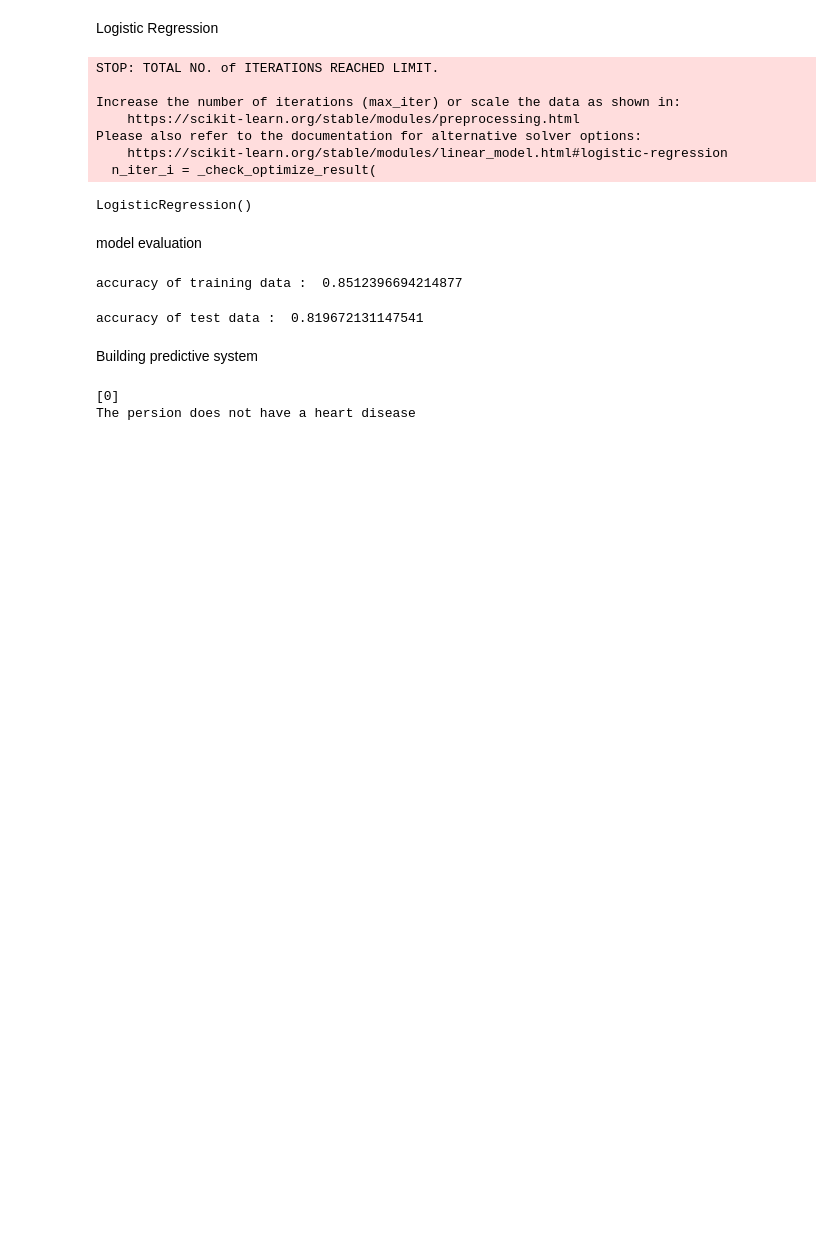
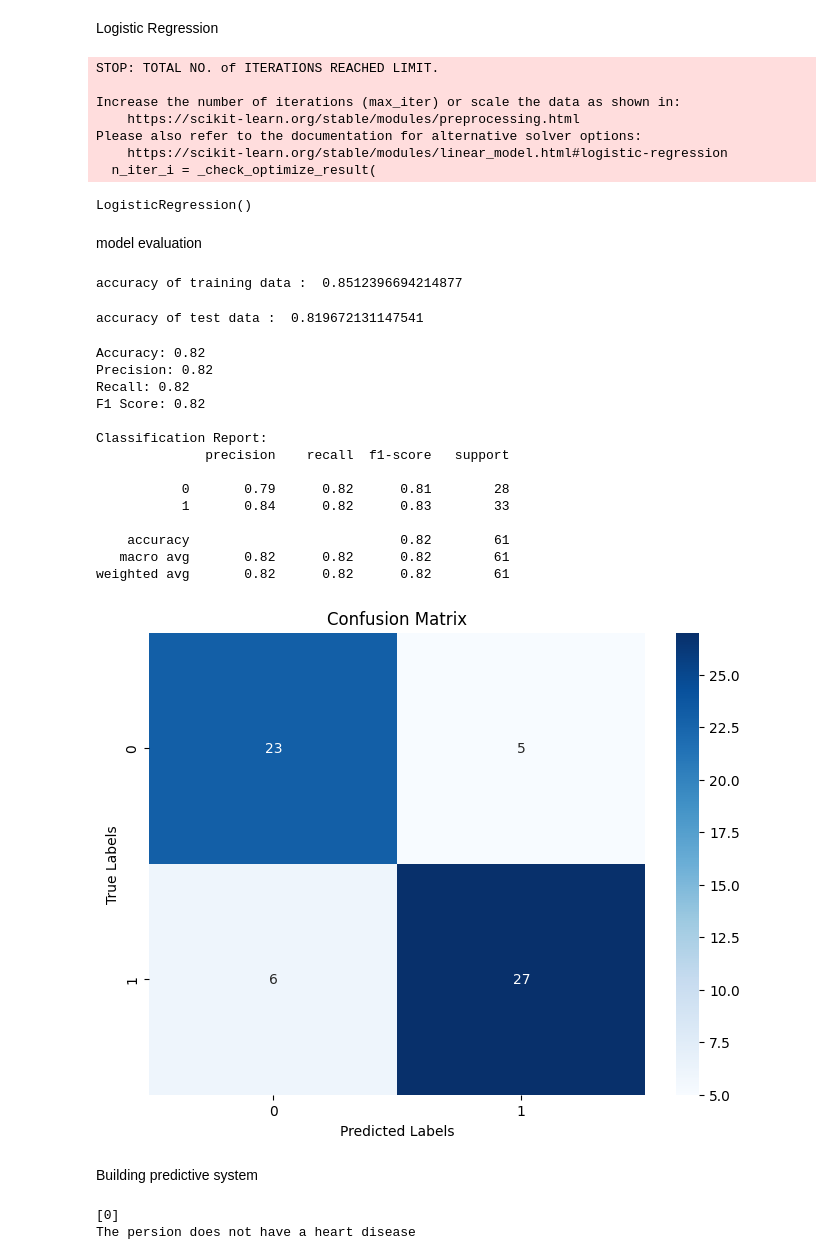
Before and after one commit to NiharSanoria1/Multiple_Disease_Prediction, a Jupyter notebook: notebook/heart_disease.ipynb, the cells around one changed output. Drawn from its saved outputs; the diff is of its cells as text; code cells hidden in the pictures; blank space fills up the shorter version.

```diff
--- a/notebook/heart_disease.ipynb
+++ b/notebook/heart_disease.ipynb
@@ -8,7 +9,7 @@ from sklearn.metrics import accuracy_score
 # %% [markdown]
 Data colection and processiong
 # %%
-heart_data = pd.read_csv('/home/nihar/Projects/Multiple_Disease_Prediction/notebook/data/heart_disease_data.csv')
+heart_data = pd.read_csv('./data/heart_disease_data.csv')
 # %%
 heart_data.head()
 # %% [output]
@@ -180,3 +181,21 @@ test_accuracy_score = accuracy_score(X_test_predition , Y_test)
 print('accuracy of test data : ' , test_accuracy_score)
 # %% [output]
 accuracy of test data :  0.819672131147541
+# %%
+evaluate_model(model,X_test,Y_test)
+# %% [output]
+Accuracy: 0.82
+Precision: 0.82
+Recall: 0.82
+F1 Score: 0.82
+
+Classification Report:
+              precision    recall  f1-score   support
+
+           0       0.79      0.82      0.81        28
+           1       0.84      0.82      0.83        33
+
+    accuracy                           0.82        61
+   macro avg       0.82      0.82      0.82        61
+weighted avg       0.82      0.82      0.82        61
+[figure, added]
```
Also changed, not shown: parts of 2 cells of this notebook, 2 other files.
